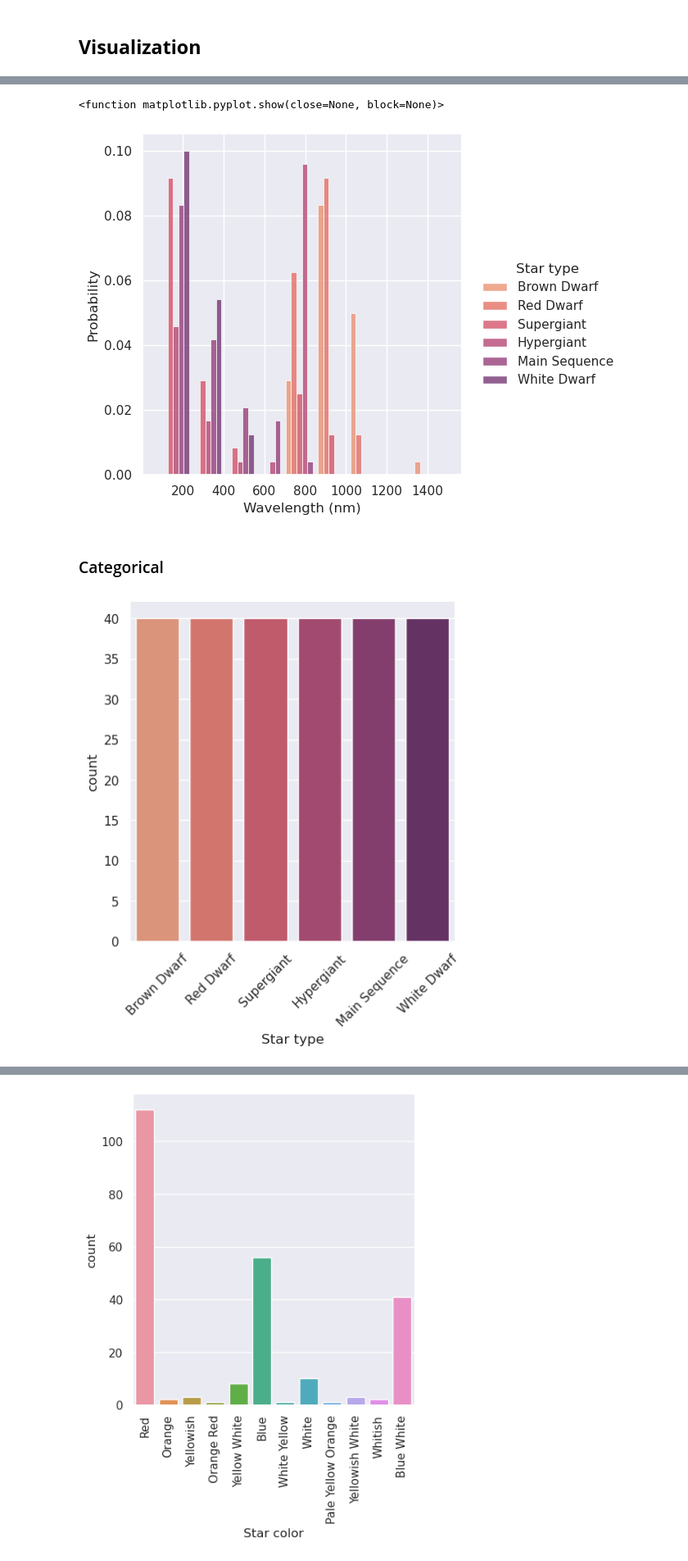
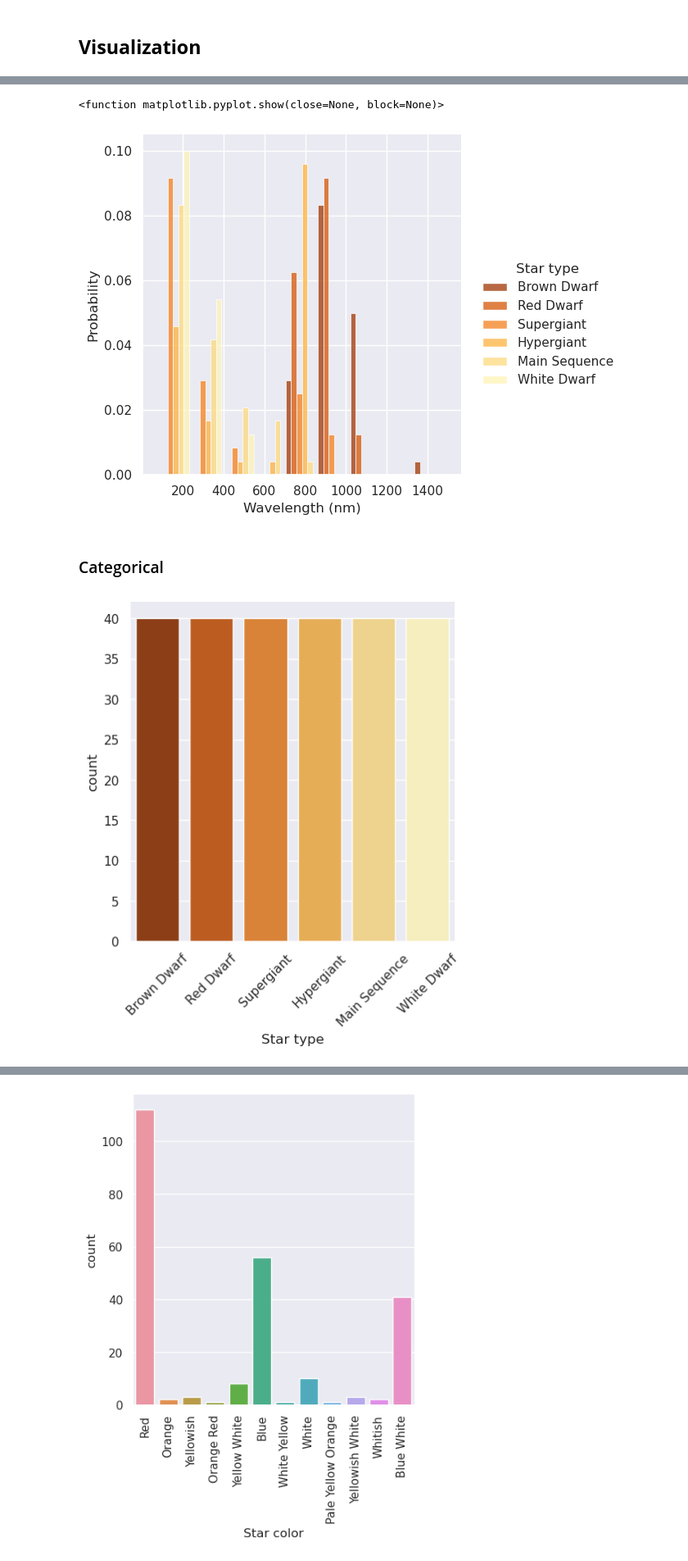
Before and after one commit to xhapa/Star-types, a Jupyter notebook: eda_star_types.ipynb, the cells around one changed output, grey strips where cells are left out. Shown at 82% size. Drawn from its saved outputs; the diff is of its cells as text; code cells hidden in the pictures.

Commit message:
Improve spectral class visualization

```diff
--- a/eda_star_types.ipynb
+++ b/eda_star_types.ipynb
@@ -199,3 +203,7 @@ stars_df.tail(5)
 | 235 | 38940 | 374830.0 | 1356.0 | -9.93 | Hypergiant | Blue | ... |
 | 30 | 39000 | 204000.0 | 10.6 | -4.70 | Main Sequence | Blue | ... |
 | 101 | 40000 | 813000.0 | 14.0 | -6.23 | Supergiant | Blue | ... |
+# %%
+Lo = 3.828e26
+stars_df['Luminosity(W)'] = stars_df['Luminosity(L/Lo)']*Lo
+stars_df.tail(5)
@@ -201,0 +217,4 @@ stars_df.tail(5)
+# %%
+Ro = 6.9551e8
+stars_df['Radius(m)'] = stars_df['Radius(R/Ro)']*Ro
+stars_df.tail(5)
@@ -202,4 +228,4 @@ stars_df.tail(5)
 # %% [markdown]
 ## **Visualization**
 # %%
-sns.set(style='darkgrid', palette='flare', font='', font_scale=1)
+sns.set(style='darkgrid', palette='flare_r', font='', font_scale=1)
@@ -272,15 +351,15 @@ plt.show
 # %%
-sns.displot(data=stars_df, x='Wavelength (nm)', hue='Star type',kind='hist', fill=True, legend=True, stat='probability', multiple='dodge')
+sns.displot(data=stars_df, x='Wavelength (nm)', hue='Star type',kind='hist', fill=True, legend=True, stat='probability', multiple='dodge',  palette='YlOrBr_r')
 plt.show
 # %% [output]
 <function matplotlib.pyplot.show(close=None, block=None)>
-[figure, old version]
+[figure, new version]
 # %% [markdown]
 ### Categorical
 # %%
-sns.catplot(data=stars_df, x='Star type', kind='count')
+sns.catplot(data=stars_df, x='Star type', kind='count',  palette='YlOrBr_r')
 plt.xticks(rotation= 45)
 plt.show()
 # %% [output]
-[figure, old version]
+[figure, new version]
 # %%
```
Also changed, not shown: parts of 34 cells of this notebook.
